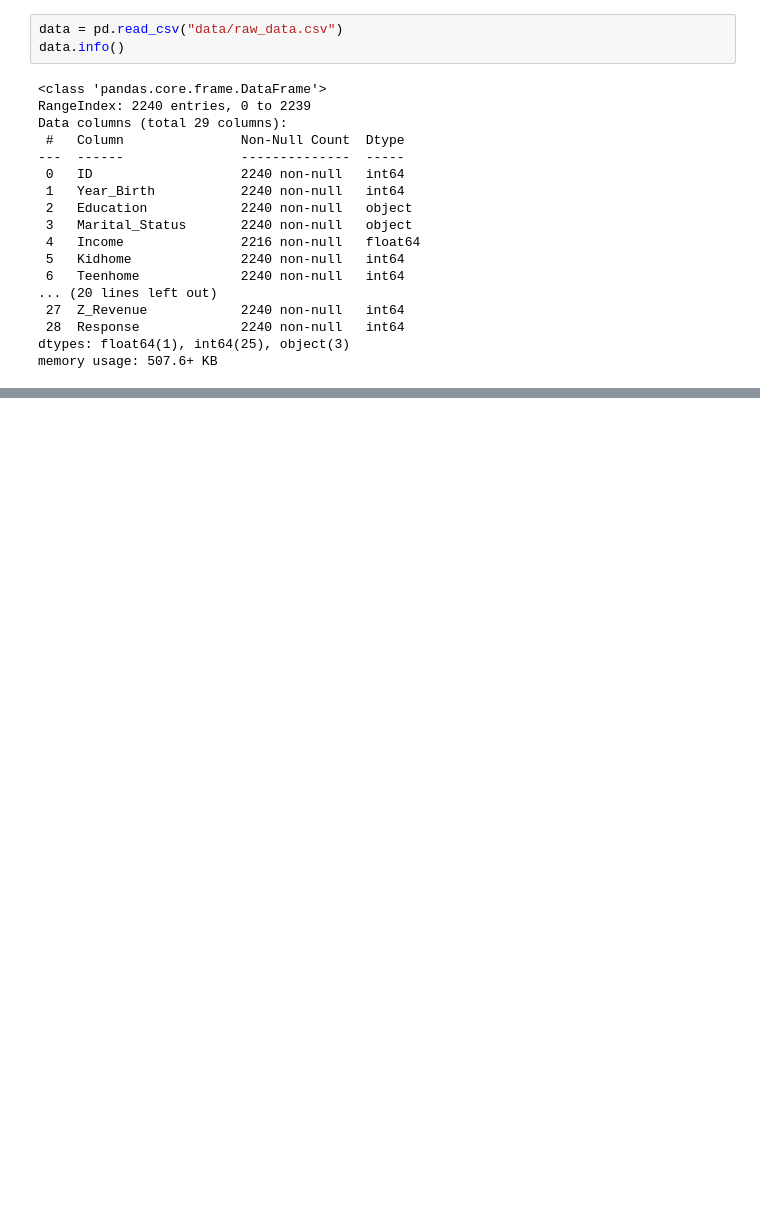
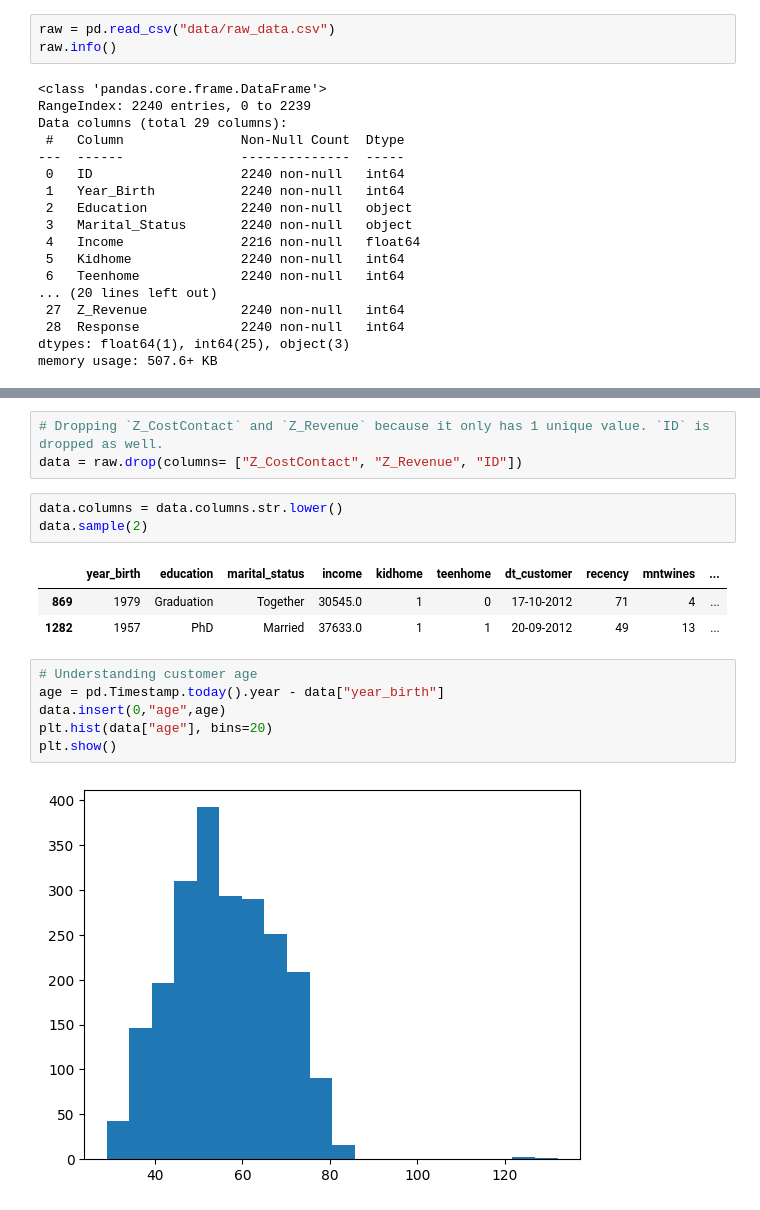
Before and after one commit to AhmadFaisalAhmadSazali/customer_segmentation, a Jupyter notebook: explore.ipynb, the cells around one changed output, grey strips where cells are left out. Drawn from its saved outputs; the diff is of its cells as text; blank space fills up the shorter version.

```diff
--- a/explore.ipynb
+++ b/explore.ipynb
@@ -4,6 +6,6 @@ import matplotlib.pyplot as plt
 # %%
-data = pd.read_csv("data/raw_data.csv")
-data.info()
+raw = pd.read_csv("data/raw_data.csv")
+raw.info()
 # %% [output]
 <class 'pandas.core.frame.DataFrame'>
 RangeIndex: 2240 entries, 0 to 2239
@@ -24,0 +65,18 @@ memory usage: 507.6+ KB
+# %%
+# Dropping `Z_CostContact` and `Z_Revenue` because it only has 1 unique value. `ID` is dropped as well.
+data = raw.drop(columns= ["Z_CostContact", "Z_Revenue", "ID"])
+# %%
+data.columns = data.columns.str.lower()
+data.sample(2)
+# %% [output]
+|  | year_birth | education | marital_status | income | kidhome | teenhome | dt_customer | recency | mntwines | ... |
+| 869 | 1979 | Graduation | Together | 30545.0 | 1 | 0 | 17-10-2012 | 71 | 4 | ... |
+| 1282 | 1957 | PhD | Married | 37633.0 | 1 | 1 | 20-09-2012 | 49 | 13 | ... |
+# %%
+# Understanding customer age
+age = pd.Timestamp.today().year - data["year_birth"]
+data.insert(0,"age",age)
+plt.hist(data["age"], bins=20)
+plt.show()
+# %% [output]
+[figure, added]
```
Also changed, not shown: parts of 10 cells of this notebook.
